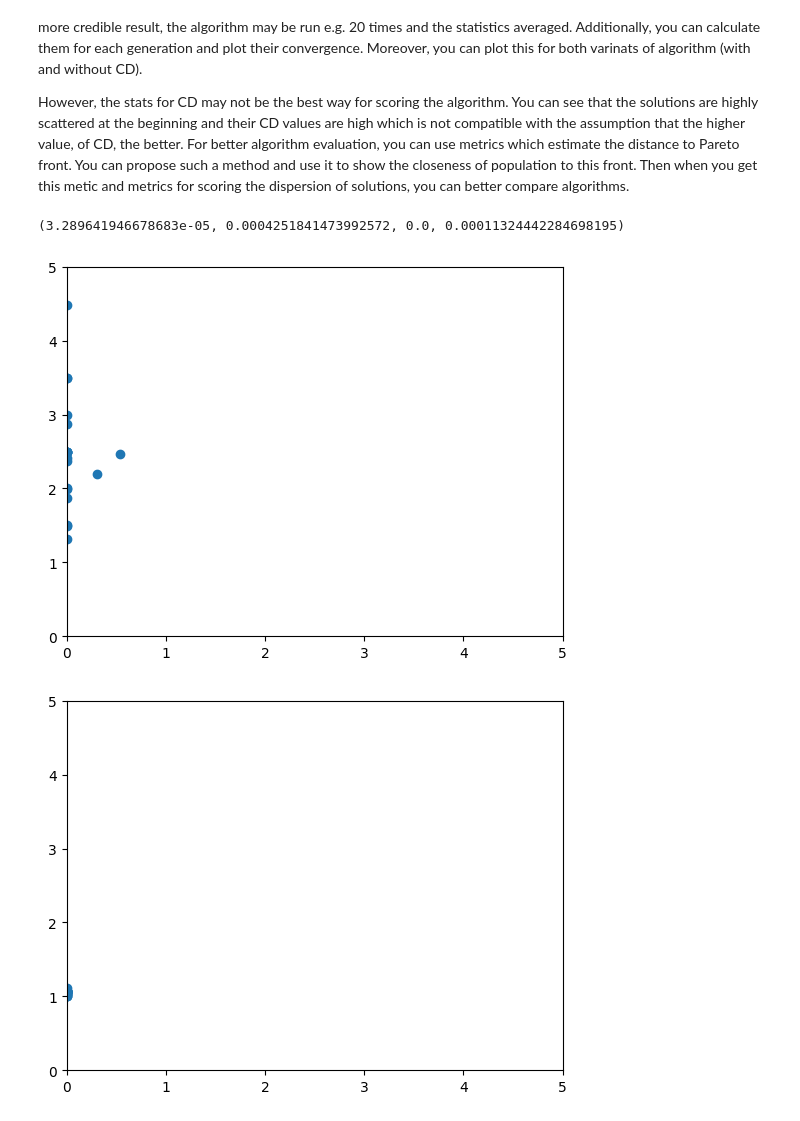
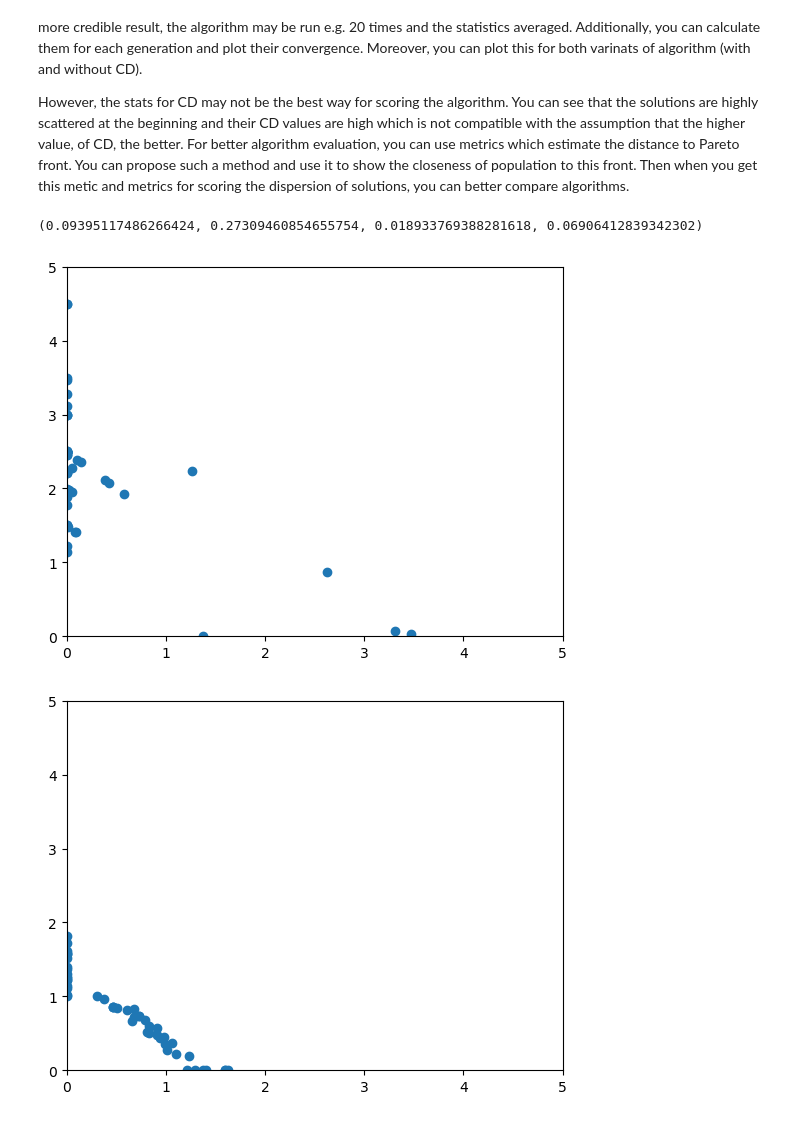
Before and after one commit to Pabloo22/da_project5, a Jupyter notebook: part2/Homework_NSGA-II.ipynb, the cells around one changed output. Cells and saved outputs as stored; diff of their text form; code cells hidden in the pictures.

```diff
--- a/part2/Homework_NSGA-II.ipynb
+++ b/part2/Homework_NSGA-II.ipynb
@@ -391,27 +401,27 @@ For which variant the algorithm works best?
 However, the stats for CD may not be the best way for scoring the algorithm. You can see that the solutions are highly scattered at the beginning and their CD values are high which is not compatible with the assumption that the higher value, of CD, the better. For better algorithm evaluation, you can use metrics which estimate the distance to Pareto front. You can propose such a method and use it to show the closeness of population to this front. Then when you get this metic and metrics for scoring the dispersion of solutions, you can better compare algorithms.
 # %%
 ### Omitting CD
-N = 20 # population size
+N = 50 # population size
 GEN = 100 # generation number/ number of iterations
 
 P = constructInitialPopulation(N)
 calculateCrowdingDistances(P)
 applyScoresAndSort(P, useCD = False)
 
 for gen in range(GEN):
     C = constructParents(N)
     O = constructOffspring(P, C, gen + 1, 0.1)
     M = P + O
     applyScoresAndSort(M, useCD = False)
     P = M[:N] # get N best individuals
     calculateFronts(P)
     calculateCrowdingDistances(P)
     if gen % (GEN / 4) == 0 or gen == GEN - 1:
         plotPopul(P) # step size for population illustration
 
 # print stats
 print(getStatsCD(P))
 # %% [output]
-(3.289641946678683e-05, 0.0004251841473992572, 0.0, 0.00011324442284698195)
+(0.09395117486266424, 0.27309460854655754, 0.018933769388281618, 0.06906412839342302)
-[figure, old version]
+[figure, new version]
-[figure, old version]
+[figure, new version]
```
Also changed, not shown: parts of 19 cells of this notebook, 7 other files.
